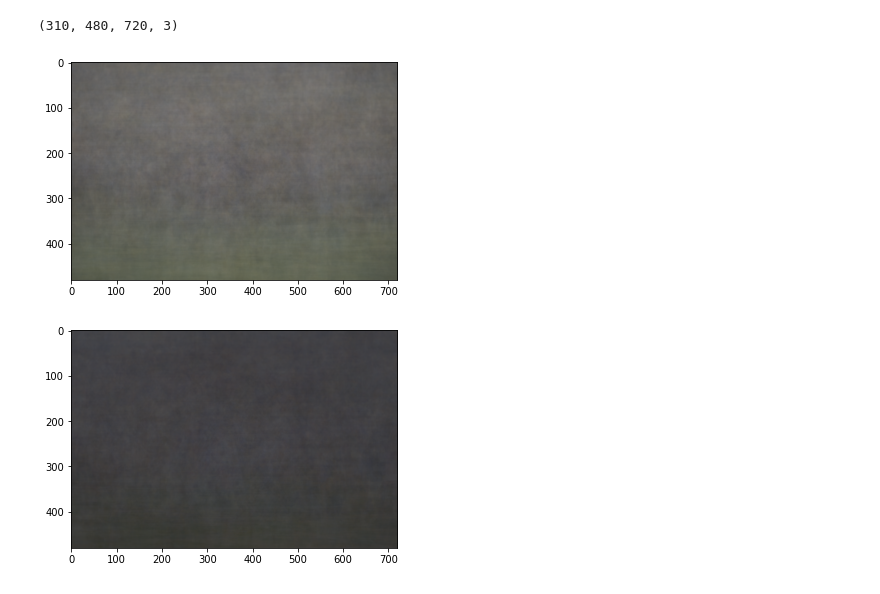
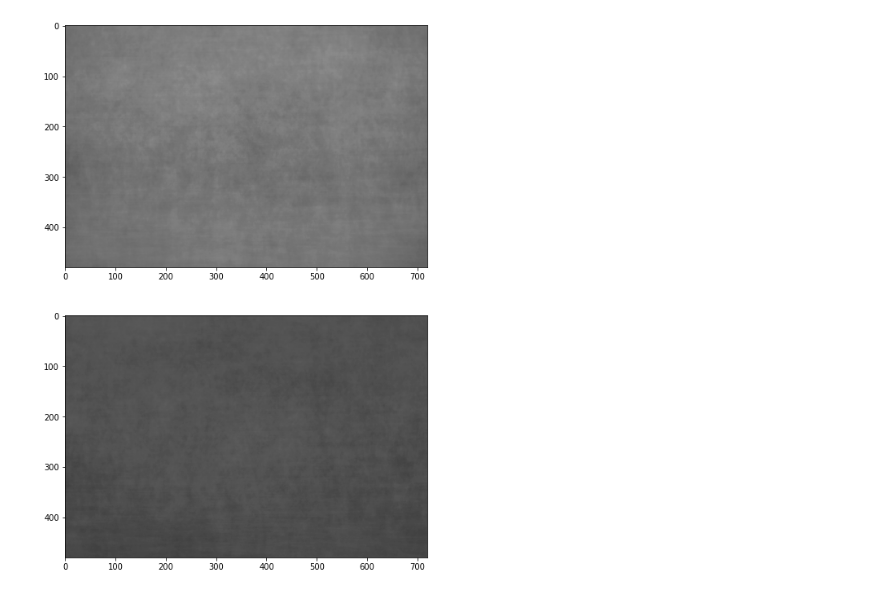
Before and after one commit to SociallyCompute/RJI-Photo, a Jupyter notebook: EDA.ipynb, the cells around one changed output. Cells and saved outputs as stored; diff of their text form; code cells hidden in the pictures.

```diff
--- a/EDA.ipynb
+++ b/EDA.ipynb
@@ -12,35 +6,43 @@ ones_df = df.loc[df['code'] == 1][['paths', 'code']]
+# %%
+CSV_FILE = "/home/matt/PycharmProjects/RJI-Photo/csvs/df3dimv5.csv"
+
+df = pd.read_csv(CSV_FILE)
+
+ones_df   = df.loc[df['code'] == 1][['paths', 'code']]
+twos_df   = df.loc[df['code'] == 2][['paths', 'code']]
+threes_df = df.loc[df['code'] == 3][['paths', 'code']]
+fours_df  = df.loc[df['code'] == 4][['paths', 'code']]
+fives_df  = df.loc[df['code'] == 5][['paths', 'code']]
+sixes_df  = df.loc[df['code'] == 6][['paths', 'code']]
+sevens_df = df.loc[df['code'] == 7][['paths', 'code']]
 # %%
-from PIL import Image
+import cv2
 from torchvision import transforms
 
-transform = transforms.Compose([transforms.Resize([480,720])])
-img_list = []
+def load_images(df):
+    img_list = []
 
-for _, data in ones_df.iterrows():
-    image = Image.open(data['paths'])
-#     image = image.convert('L')
-    img_list.append(np.array(transform(image)))
-    image.close()
+    for _, data in df.iterrows():
+        image = cv2.resize(cv2.imread(data['paths'], 0), (720, 480))
+        img_list.append(np.array(image))
 
-img_list = np.stack(img_list)
-print(img_list.shape)
+    return np.stack(img_list)
+
+ones_imgs = load_images(ones_df)
-# %% [output]
-(310, 480, 720, 3)
 # %%
 %matplotlib inline
 
-mean_img = np.round(np.mean(img_list, axis=0)).astype(int)
+def plot_mean_and_std(img_list):
+    mean_img = np.round(np.mean(img_list, axis=0)).astype(int)
+    std_img = np.round(np.std(img_list, axis=0)).astype(int)
 
-plt.imshow(mean_img, cmap='Greys_r', vmin=0, vmax=255)
-plt.show()
+    fig, axs = plt.subplots(2, 1, figsize=(18, 12))
+
+    axs[0].imshow(mean_img, cmap='Greys_r', vmin=0, vmax=255)
+    axs[1].imshow(std_img, cmap='Greys_r', vmin=0, vmax=255)
+    plt.show()
+    return mean_img, std_img
+
+ones_mean, ones_std = plot_mean_and_std(ones_imgs)
 # %% [output]
-[figure, old version]
+[figure, new version]
-# %%
-%matplotlib inline
-
-std_img = np.round(np.std(img_list, axis=0)).astype(int)
-
-plt.imshow(std_img, cmap='Greys_r', vmin=0, vmax=255)
-plt.show()
-# %% [output]
-[figure, removed]
```
Also changed, not shown: parts of 19 cells of this notebook, 10 other files.
